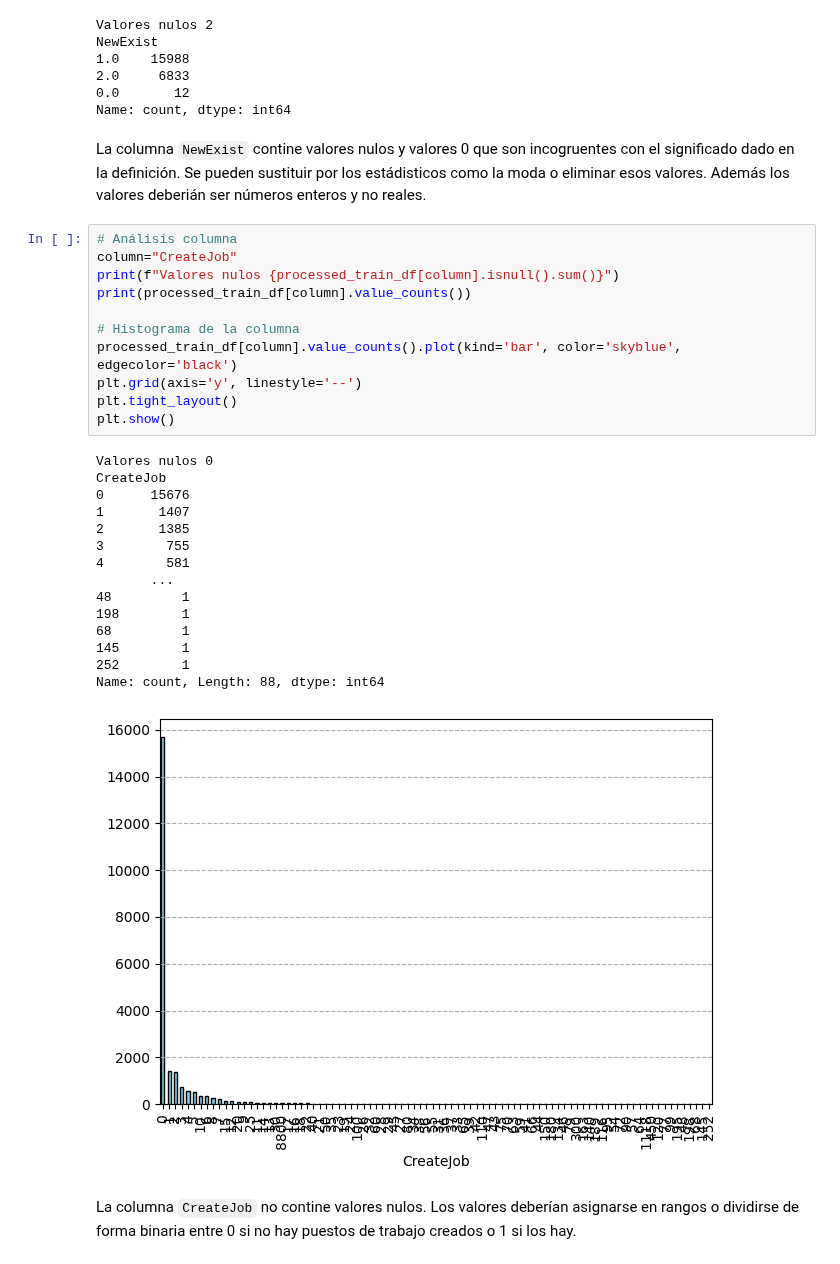
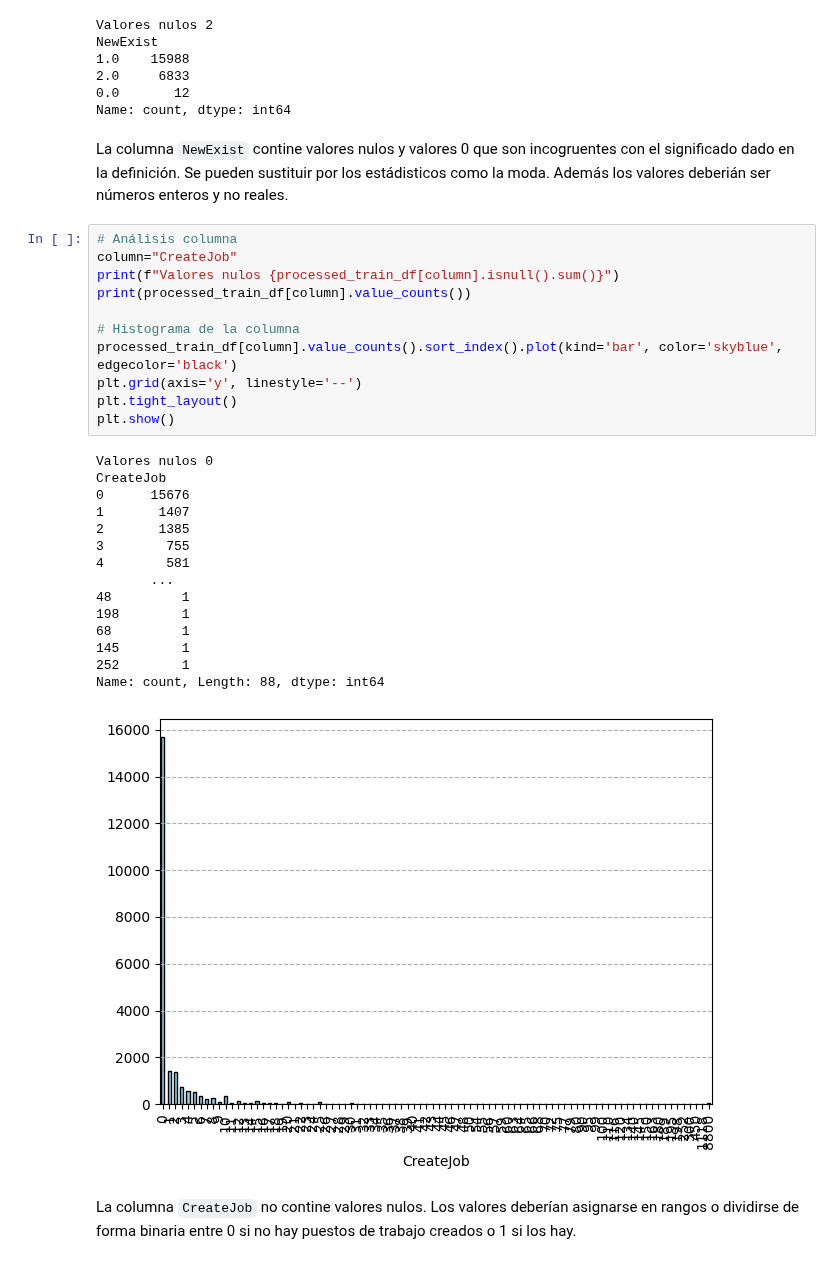
Before and after one commit to ananags/LBBYs, a Jupyter notebook: notebooks/1_analisis/1_analisis.ipynb, the cells around one changed output. Cells and saved outputs as stored; diff of their text form.

```diff
--- a/notebooks/1_analisis/1_analisis.ipynb
+++ b/notebooks/1_analisis/1_analisis.ipynb
@@ -269,34 +275,34 @@ NewExist
 0.0       12
 Name: count, dtype: int64
 # %% [markdown]
-La columna `NewExist` contine valores nulos y valores 0 que son incogruentes con el significado dado en la definición. Se pueden sustituir por los estádisticos como la moda o eliminar esos valores. Además los valores deberián ser números enteros y no reales.
+La columna `NewExist` contine valores nulos y valores 0 que son incogruentes con el significado dado en la definición. Se pueden sustituir por los estádisticos como la moda. Además los valores deberián ser números enteros y no reales.
 # %%
 # Análisis columna
 column="CreateJob"
 print(f"Valores nulos {processed_train_df[column].isnull().sum()}")
 print(processed_train_df[column].value_counts())
 
 # Histograma de la columna
-processed_train_df[column].value_counts().plot(kind='bar', color='skyblue', edgecolor='black')
+processed_train_df[column].value_counts().sort_index().plot(kind='bar', color='skyblue', edgecolor='black')
 plt.grid(axis='y', linestyle='--')
 plt.tight_layout()
 plt.show()
 # %% [output]
 Valores nulos 0
 CreateJob
 0      15676
 1       1407
 2       1385
 3        755
 4        581
        ...
 48         1
 198        1
 68         1
 145        1
 252        1
 Name: count, Length: 88, dtype: int64
-[figure, old version]
+[figure, new version]
 # %% [markdown]
 La columna `CreateJob` no contine valores nulos. Los valores deberían asignarse en rangos o dividirse de forma binaria entre 0 si no hay puestos de trabajo creados o 1 si los hay.
 # %%
```
Also changed, not shown: parts of 13 cells of this notebook, 2 other files.
